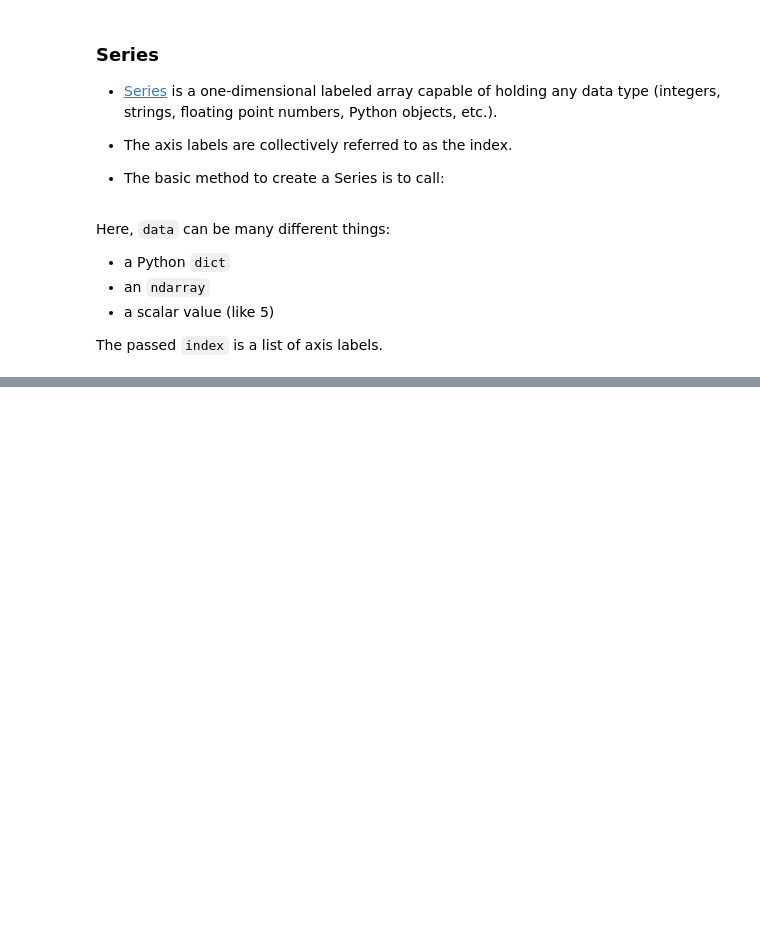
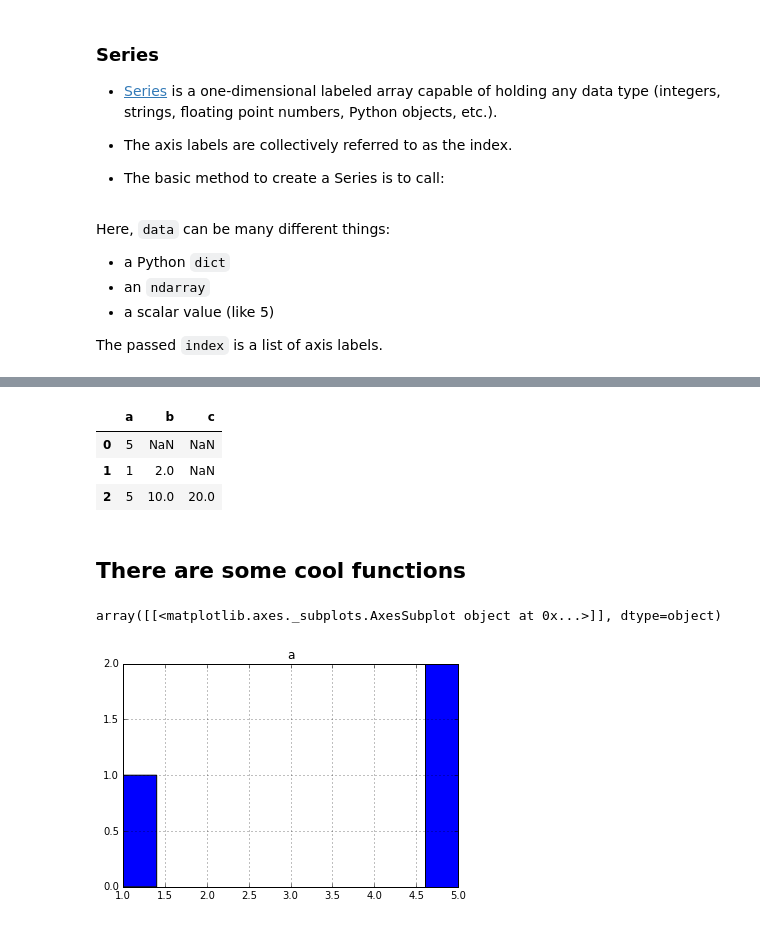
Before and after one commit to kudkudak/python-for-data-processing, a Jupyter notebook: L5.ipynb, the cells around one changed output, grey strips where cells are left out. Saved outputs shown, nothing was run; the diff lists cells and outputs as text; code cells hidden in the pictures; blank space fills up the shorter version.

```diff
--- a/L5.ipynb
+++ b/L5.ipynb
@@ -190,0 +251,17 @@ dtype: float64
+# %%
+data2 = [{"a": 5}, {'a': 1, 'b': 2},
+         {'a': 5, 'b': 10, 'c': 20}]
+x = DataFrame(data2)
+x
+# %% [output]
+|  | a | b | c |
+| 0 | 5 | NaN | NaN |
+| 1 | 1 | 2.0 | NaN |
+| 2 | 5 | 10.0 | 20.0 |
+# %% [markdown]
+## There are some cool functions
+# %%
+x.hist("a")
+# %% [output]
+array([[<matplotlib.axes._subplots.AxesSubplot object at 0x...>]], dtype=object)
+[figure, added]
```
Also changed, not shown: parts of 37 cells of this notebook, 2 other files.
